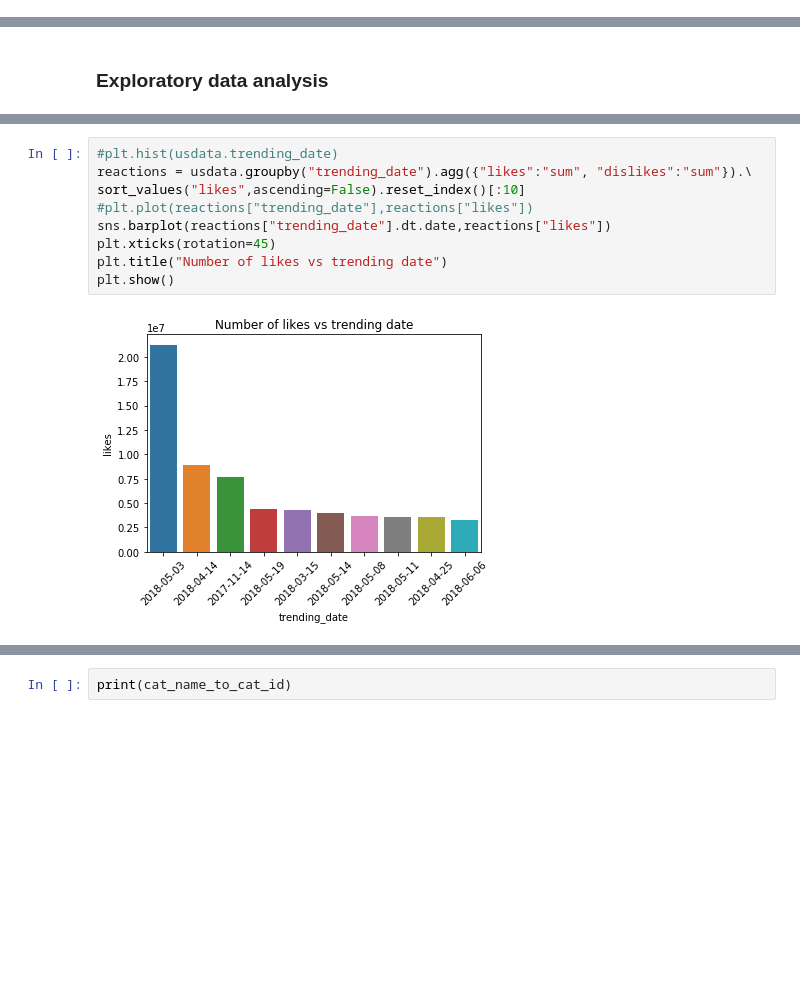
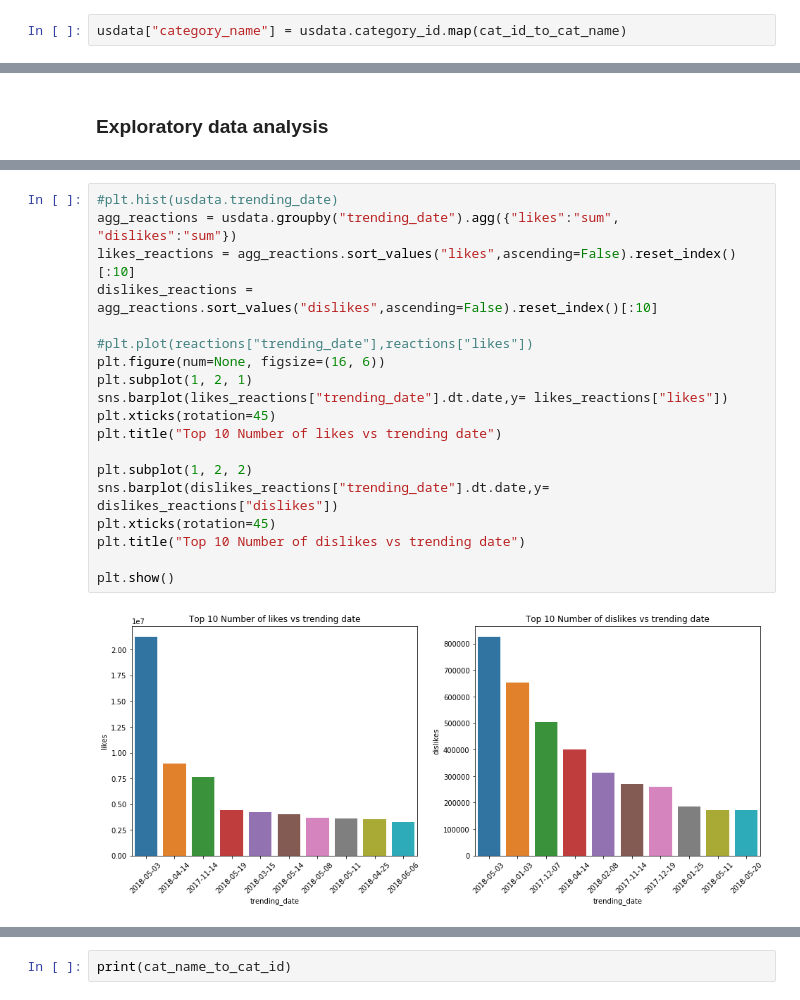
Before and after one commit to askatako/youtube, a Jupyter notebook: EDA_USA.ipynb, the cells around one changed output, grey strips where cells are left out. Drawn from its saved outputs; the diff is of its cells as text; blank space fills up the shorter version.

```diff
--- a/EDA_USA.ipynb
+++ b/EDA_USA.ipynb
@@ -35,3 +35,5 @@ print(categories)
 #Makes a subset of categories present in the dataset
 cat_name_to_cat_id = {j:i for i,j in categories.items() if i in set(usdata["category_id"])}
 cat_id_to_cat_name = {j:i for i,j in cat_name_to_cat_id.items()}
+# %%
+usdata["category_name"] = usdata.category_id.map(cat_id_to_cat_name)
@@ -52,12 +60,22 @@ sns.heatmap(corr,
 # %%
 #plt.hist(usdata.trending_date)
-reactions = usdata.groupby("trending_date").agg({"likes":"sum", "dislikes":"sum"}).\
-sort_values("likes",ascending=False).reset_index()[:10]
+agg_reactions = usdata.groupby("trending_date").agg({"likes":"sum", "dislikes":"sum"})
+likes_reactions = agg_reactions.sort_values("likes",ascending=False).reset_index()[:10]
+dislikes_reactions = agg_reactions.sort_values("dislikes",ascending=False).reset_index()[:10]
+
 #plt.plot(reactions["trending_date"],reactions["likes"])
-sns.barplot(reactions["trending_date"].dt.date,reactions["likes"])
+plt.figure(num=None, figsize=(16, 6))
+plt.subplot(1, 2, 1)
+sns.barplot(likes_reactions["trending_date"].dt.date,y= likes_reactions["likes"])
 plt.xticks(rotation=45)
-plt.title("Number of likes vs trending date")
+plt.title("Top 10 Number of likes vs trending date")
+
+plt.subplot(1, 2, 2)
+sns.barplot(dislikes_reactions["trending_date"].dt.date,y= dislikes_reactions["dislikes"])
+plt.xticks(rotation=45)
+plt.title("Top 10 Number of dislikes vs trending date")
+
 plt.show()
 # %% [output]
-[figure, old version]
+[figure, new version]
 # %%
```
Also changed, not shown: parts of 8 cells of this notebook.
